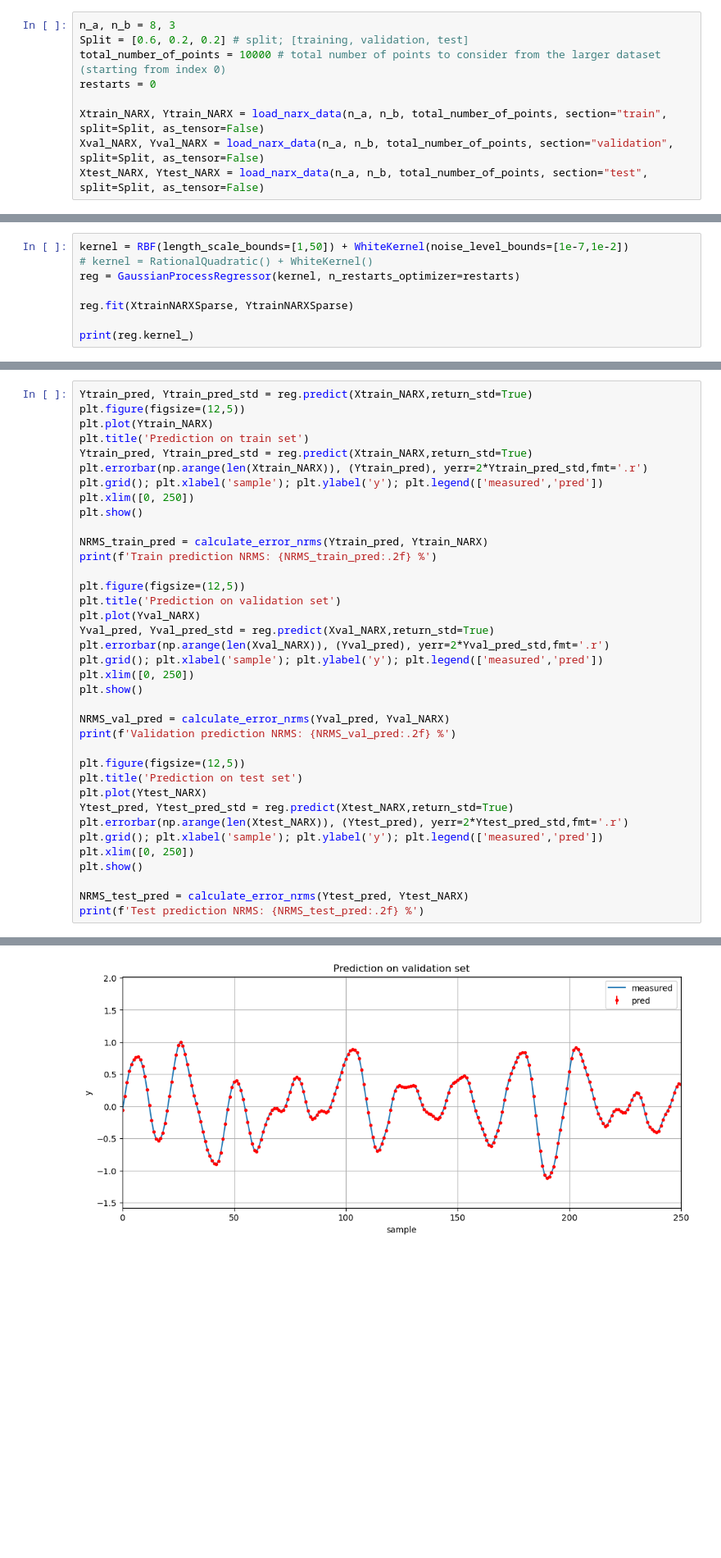
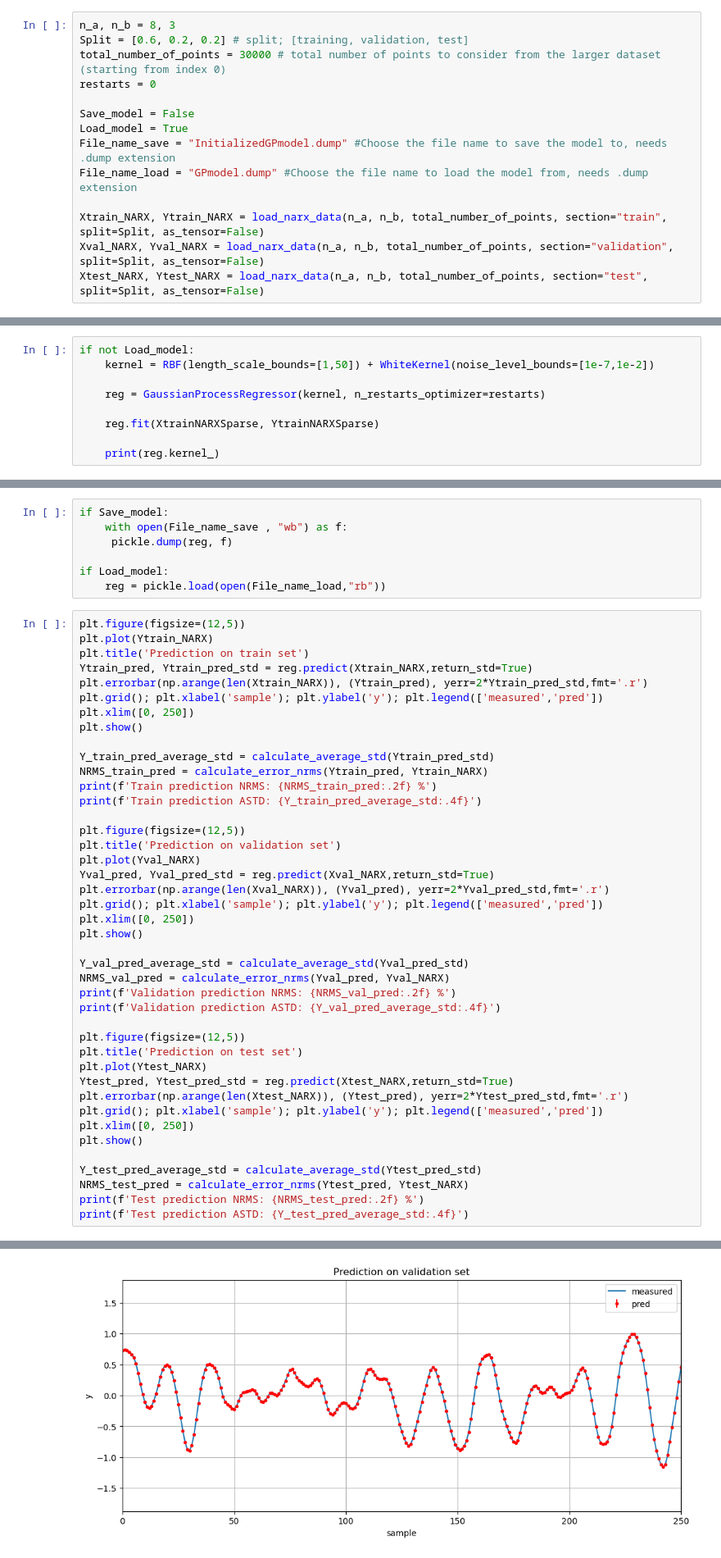
Before and after one commit to Erick-Hoogstrate/5SC28, a Jupyter notebook: Simulation test compact final init.ipynb, the cells around one changed output, grey strips where cells are left out. Shown at 82% size. Saved outputs shown, nothing was run; the diff lists cells and outputs as text; blank space fills up the shorter version.

```diff
--- a/Simulation test compact final init.ipynb
+++ b/Simulation test compact final init.ipynb
@@ -16,8 +17,13 @@ from data import load_narx_data, load_data
 # %%
 n_a, n_b = 8, 3
 Split = [0.6, 0.2, 0.2] # split; [training, validation, test]
-total_number_of_points = 10000 # total number of points to consider from the larger dataset (starting from index 0)
+total_number_of_points = 30000 # total number of points to consider from the larger dataset (starting from index 0)
 restarts = 0
+
+Save_model = False
+Load_model = True
+File_name_save = "InitializedGPmodel.dump" #Choose the file name to save the model to, needs .dump extension
+File_name_load = "GPmodel.dump" #Choose the file name to load the model from, needs .dump extension
 
 Xtrain_NARX, Ytrain_NARX = load_narx_data(n_a, n_b, total_number_of_points, section="train", split=Split, as_tensor=False)
 Xval_NARX, Yval_NARX = load_narx_data(n_a, n_b, total_number_of_points, section="validation", split=Split, as_tensor=False)
@@ -48,10 +54,11 @@ def use_NARX_model_in_simulation(ulist, f, na, nb, Y_in):
 XtrainNARXSparse = csr_matrix(Xtrain_NARX).toarray()
 YtrainNARXSparse = csr_matrix(Ytrain_NARX).toarray().transpose()
 # %%
-kernel = RBF(length_scale_bounds=[1,50]) + WhiteKernel(noise_level_bounds=[1e-7,1e-2])
-# kernel = RationalQuadratic() + WhiteKernel()
-reg = GaussianProcessRegressor(kernel, n_restarts_optimizer=restarts)
+if not Load_model:
+    kernel = RBF(length_scale_bounds=[1,50]) + WhiteKernel(noise_level_bounds=[1e-7,1e-2])
 
-reg.fit(XtrainNARXSparse, YtrainNARXSparse)
+    reg = GaussianProcessRegressor(kernel, n_restarts_optimizer=restarts)
 
-print(reg.kernel_)
+    reg.fit(XtrainNARXSparse, YtrainNARXSparse)
+
+    print(reg.kernel_)
@@ -60,5 +65,11 @@ RBF(length_scale=5.55) + WhiteKernel(noise_level=1.06e-05)
+# %%
+if Save_model:
+    with open(File_name_save , "wb") as f:
+     pickle.dump(reg, f)
+
+if Load_model:
+    reg = pickle.load(open(File_name_load,"rb"))
 # %%
-Ytrain_pred, Ytrain_pred_std = reg.predict(Xtrain_NARX,return_std=True)
 plt.figure(figsize=(12,5))
 plt.plot(Ytrain_NARX)
 plt.title('Prediction on train set')
@@ -68,8 +79,10 @@ plt.grid(); plt.xlabel('sample'); plt.ylabel('y'); plt.legend(['measured','pred'
 plt.xlim([0, 250])
 plt.show()
 
+Y_train_pred_average_std = calculate_average_std(Ytrain_pred_std)
 NRMS_train_pred = calculate_error_nrms(Ytrain_pred, Ytrain_NARX)
 print(f'Train prediction NRMS: {NRMS_train_pred:.2f} %')
+print(f'Train prediction ASTD: {Y_train_pred_average_std:.4f}')
 
 plt.figure(figsize=(12,5))
 plt.title('Prediction on validation set')
@@ -80,8 +93,10 @@ plt.grid(); plt.xlabel('sample'); plt.ylabel('y'); plt.legend(['measured','pred'
 plt.xlim([0, 250])
 plt.show()
 
+Y_val_pred_average_std = calculate_average_std(Yval_pred_std)
 NRMS_val_pred = calculate_error_nrms(Yval_pred, Yval_NARX)
 print(f'Validation prediction NRMS: {NRMS_val_pred:.2f} %')
+print(f'Validation prediction ASTD: {Y_val_pred_average_std:.4f}')
 
 plt.figure(figsize=(12,5))
 plt.title('Prediction on test set')
@@ -92,7 +107,9 @@ plt.grid(); plt.xlabel('sample'); plt.ylabel('y'); plt.legend(['measured','pred'
 plt.xlim([0, 250])
 plt.show()
 
+Y_test_pred_average_std = calculate_average_std(Ytest_pred_std)
 NRMS_test_pred = calculate_error_nrms(Ytest_pred, Ytest_NARX)
 print(f'Test prediction NRMS: {NRMS_test_pred:.2f} %')
+print(f'Test prediction ASTD: {Y_test_pred_average_std:.4f}')
 # %% [output]
 [figure]
@@ -100 +118 @@ Train prediction NRMS: 0.64 %
-[figure, old version]
+[figure, new version]
```
Also changed, not shown: parts of 9 cells of this notebook, 8 other files.
